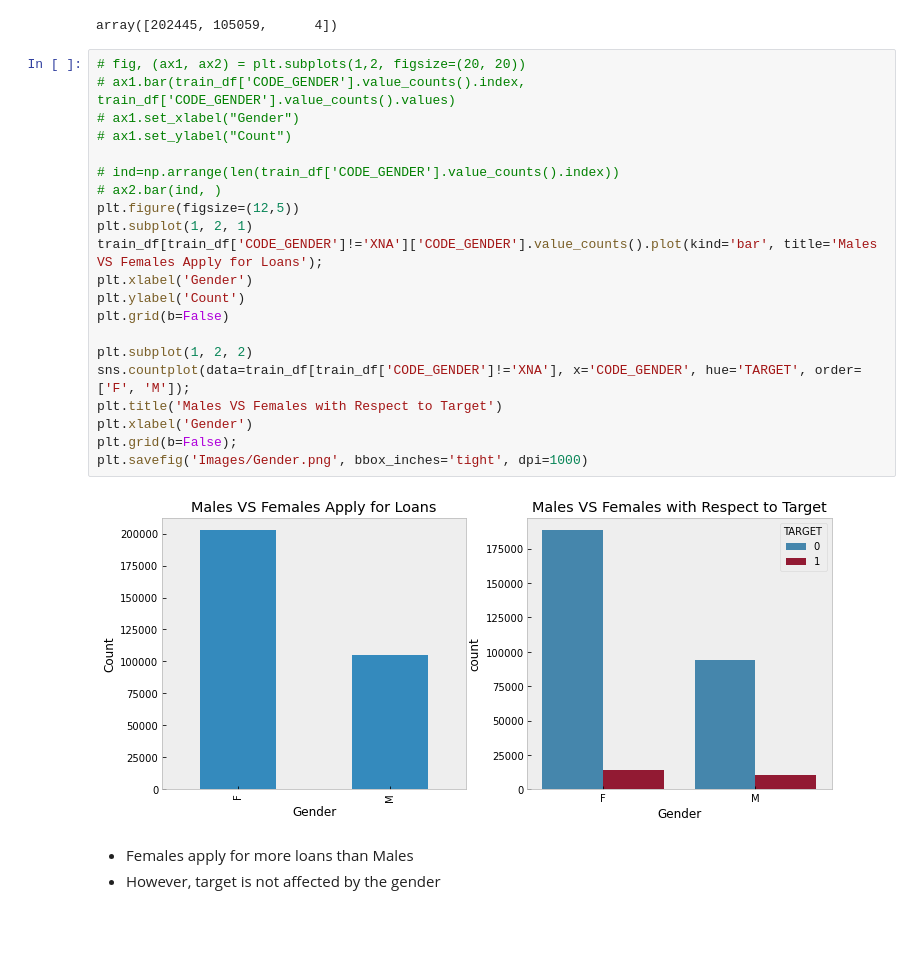
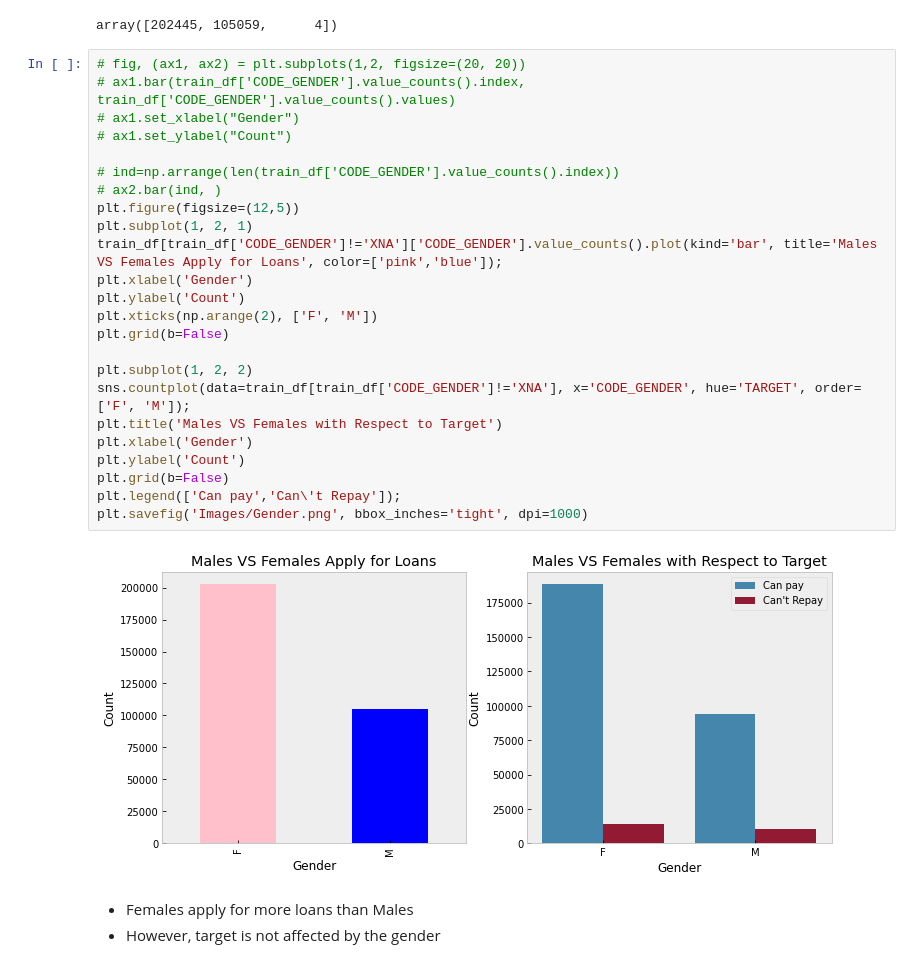
Before and after one commit to aliceagrawal/Home-Credit-Default-Prediction, a Jupyter notebook: Final_notebook.ipynb, the cells around one changed output. Drawn from its saved outputs; the diff is of its cells as text; blank space fills up the shorter version.

Commit message:
add images and changes in notebook

```diff
--- a/Final_notebook.ipynb
+++ b/Final_notebook.ipynb
@@ -1357,26 +1406,29 @@ array([202445, 105059,      4])
 # %%
 # fig, (ax1, ax2) = plt.subplots(1,2, figsize=(20, 20))
 # ax1.bar(train_df['CODE_GENDER'].value_counts().index, train_df['CODE_GENDER'].value_counts().values)
 # ax1.set_xlabel("Gender")
 # ax1.set_ylabel("Count")
 
 # ind=np.arrange(len(train_df['CODE_GENDER'].value_counts().index))
 # ax2.bar(ind, )
 plt.figure(figsize=(12,5))
 plt.subplot(1, 2, 1)
-train_df[train_df['CODE_GENDER']!='XNA']['CODE_GENDER'].value_counts().plot(kind='bar', title='Males VS Females Apply for Loans');
+train_df[train_df['CODE_GENDER']!='XNA']['CODE_GENDER'].value_counts().plot(kind='bar', title='Males VS Females Apply for Loans', color=['pink','blue']);
 plt.xlabel('Gender')
 plt.ylabel('Count')
+plt.xticks(np.arange(2), ['F', 'M'])
 plt.grid(b=False)
 
 plt.subplot(1, 2, 2)
 sns.countplot(data=train_df[train_df['CODE_GENDER']!='XNA'], x='CODE_GENDER', hue='TARGET', order=['F', 'M']);
 plt.title('Males VS Females with Respect to Target')
 plt.xlabel('Gender')
-plt.grid(b=False);
+plt.ylabel('Count')
+plt.grid(b=False)
+plt.legend(['Can pay','Can\'t Repay']);
 plt.savefig('Images/Gender.png', bbox_inches='tight', dpi=1000)
 # %% [output]
-[figure, old version]
+[figure, new version]
 # %% [markdown]
 - Females apply for more loans than Males
 - However, target is not affected by the gender
```
Also changed, not shown: parts of 27 cells of this notebook, 6 other files.
